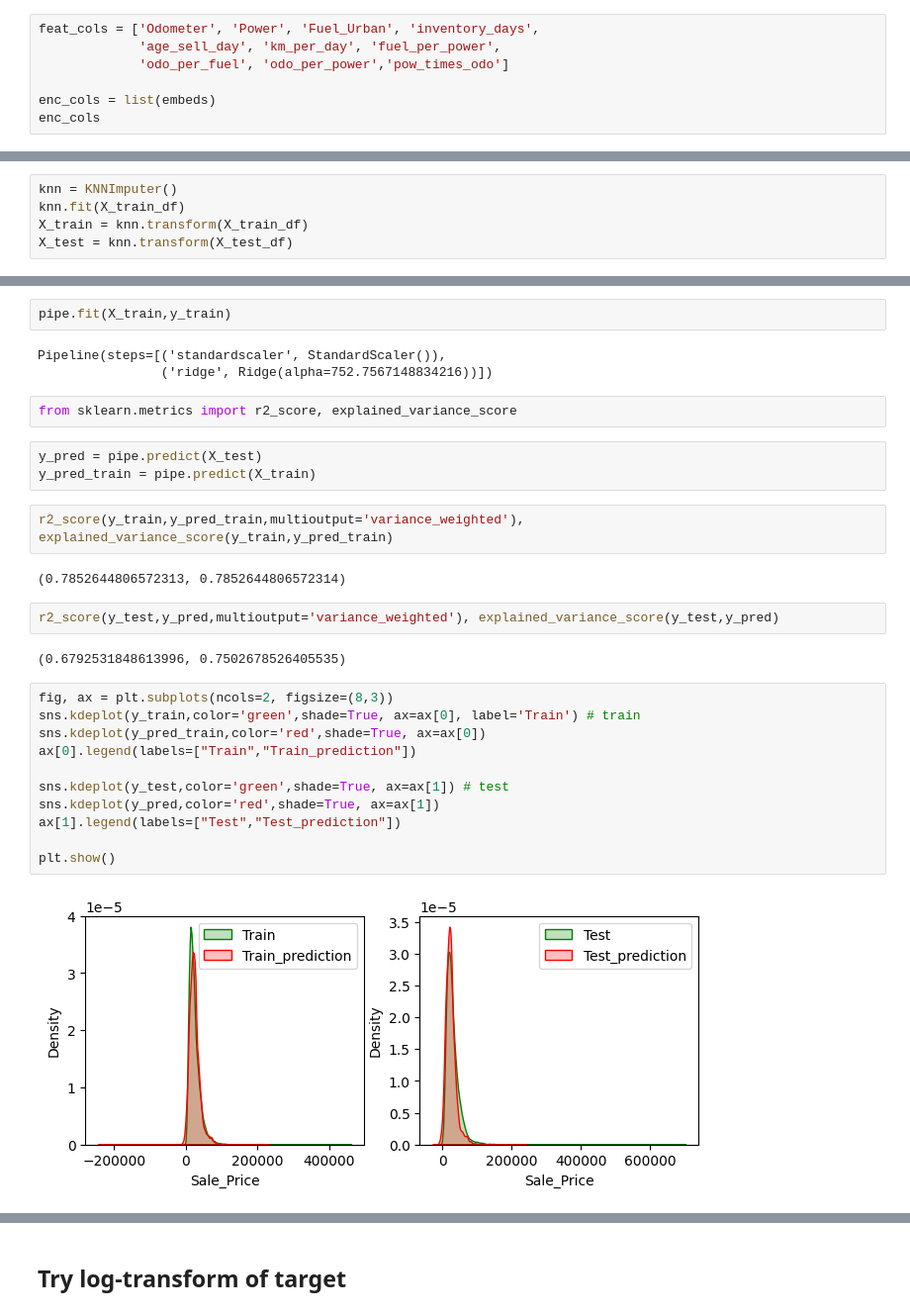
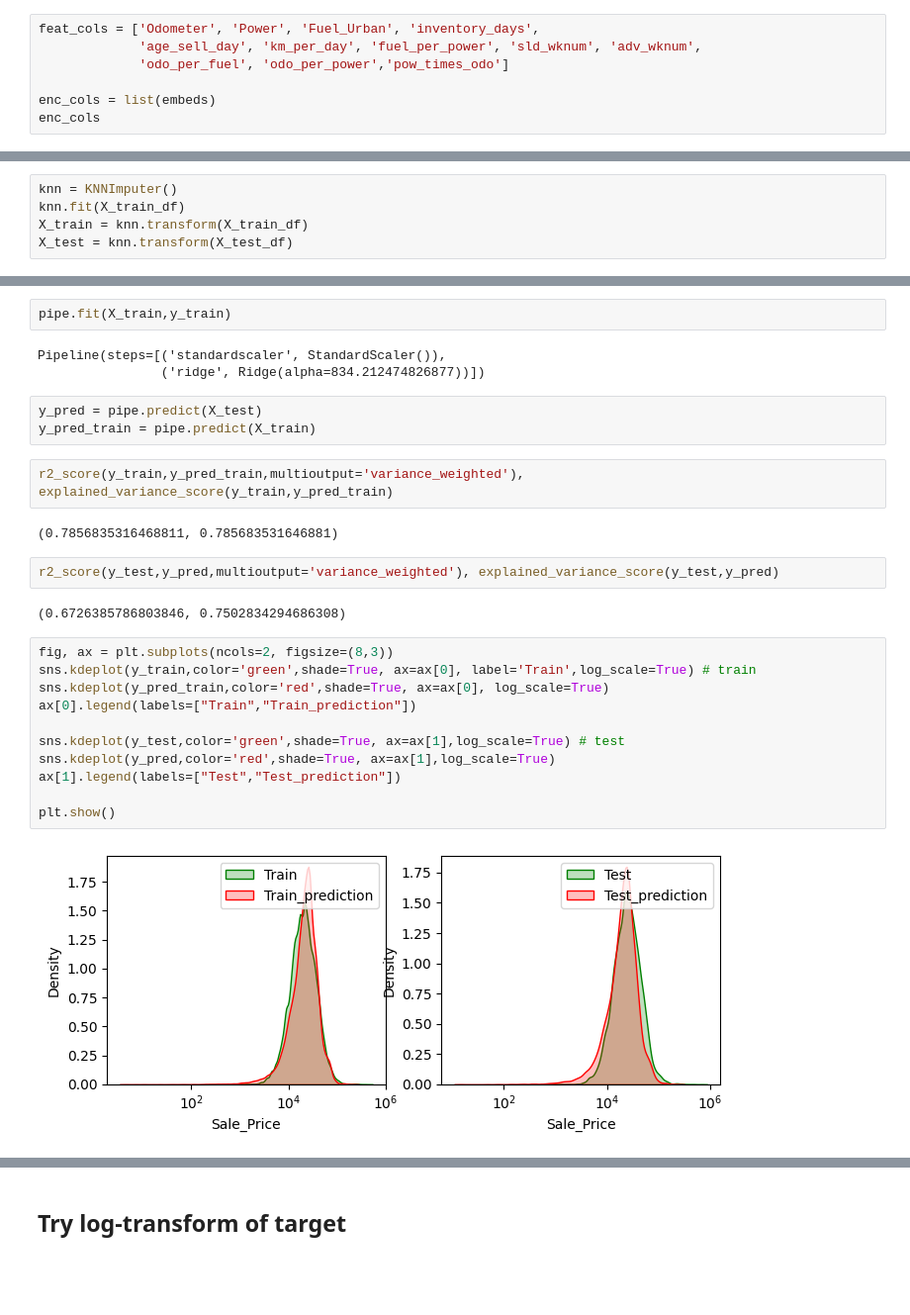
Before and after one commit to bibinmjose/auto-sale-pred, a Jupyter notebook: nbs/regression.ipynb, the cells around one changed output, grey strips where cells are left out. Shown: that part at 99% size. Drawn from its saved outputs; the diff is of its cells as text; blank space fills up the shorter version.

```diff
--- a/nbs/regression.ipynb
+++ b/nbs/regression.ipynb
@@ -63,6 +64,6 @@ Index(['Sale_Price', 'Odometer', 'Power', 'Fuel_Urban', 'Make_Code',
 # %%
 feat_cols = ['Odometer', 'Power', 'Fuel_Urban', 'inventory_days',
-             'age_sell_day', 'km_per_day', 'fuel_per_power',
+             'age_sell_day', 'km_per_day', 'fuel_per_power', 'sld_wknum', 'adv_wknum',
              'odo_per_fuel', 'odo_per_power','pow_times_odo']
 
 enc_cols = list(embeds)
@@ -164,33 +183,31 @@ Pipeline(steps=[('standardscaler', StandardScaler()),
 pipe.fit(X_train,y_train)
 # %% [output]
 Pipeline(steps=[('standardscaler', StandardScaler()),
-                ('ridge', Ridge(alpha=752.7567148834216))])
+                ('ridge', Ridge(alpha=834.212474826877))])
-# %%
-from sklearn.metrics import r2_score, explained_variance_score
 # %%
 y_pred = pipe.predict(X_test)
 y_pred_train = pipe.predict(X_train)
 # %%
 r2_score(y_train,y_pred_train,multioutput='variance_weighted'), explained_variance_score(y_train,y_pred_train)
 # %% [output]
-(0.7852644806572313, 0.7852644806572314)
+(0.7856835316468811, 0.785683531646881)
 # %%
 r2_score(y_test,y_pred,multioutput='variance_weighted'), explained_variance_score(y_test,y_pred)
 # %% [output]
-(0.6792531848613996, 0.7502678526405535)
+(0.6726385786803846, 0.7502834294686308)
 # %%
 fig, ax = plt.subplots(ncols=2, figsize=(8,3))
-sns.kdeplot(y_train,color='green',shade=True, ax=ax[0], label='Train') # train
-sns.kdeplot(y_pred_train,color='red',shade=True, ax=ax[0])
+sns.kdeplot(y_train,color='green',shade=True, ax=ax[0], label='Train',log_scale=True) # train
+sns.kdeplot(y_pred_train,color='red',shade=True, ax=ax[0], log_scale=True)
 ax[0].legend(labels=["Train","Train_prediction"])
 
-sns.kdeplot(y_test,color='green',shade=True, ax=ax[1]) # test
-sns.kdeplot(y_pred,color='red',shade=True, ax=ax[1])
+sns.kdeplot(y_test,color='green',shade=True, ax=ax[1],log_scale=True) # test
+sns.kdeplot(y_pred,color='red',shade=True, ax=ax[1],log_scale=True)
 ax[1].legend(labels=["Test","Test_prediction"])
 
 plt.show()
 # %% [output]
-[figure, old version]
+[figure, new version]
 # %%
 ridge_model = pipe.named_steps['ridge']
 ridge_model.get_params()
```
Also changed, not shown: parts of 22 cells of this notebook, 2 other files.
